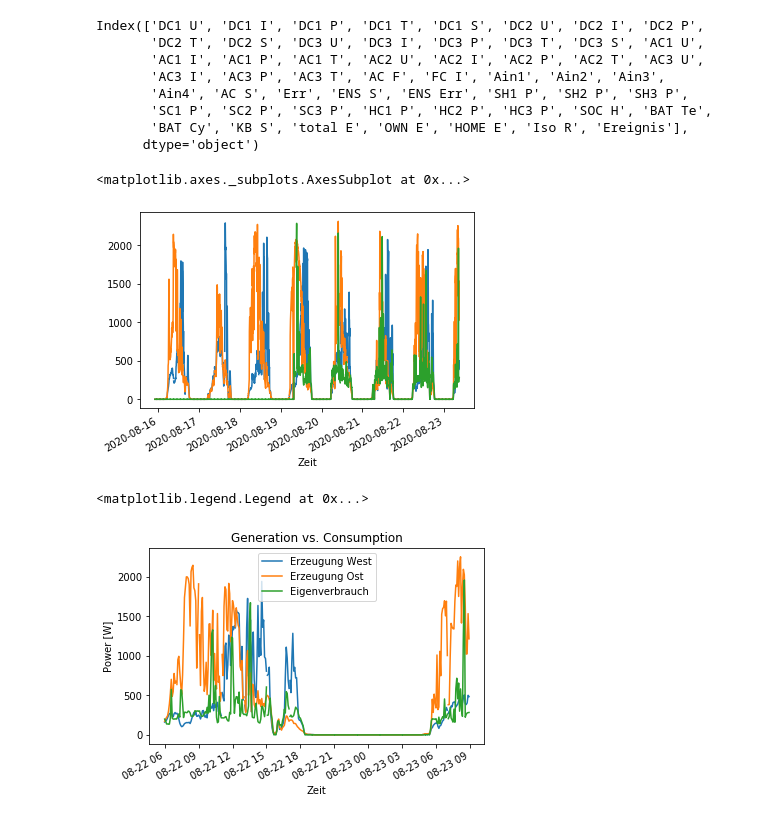
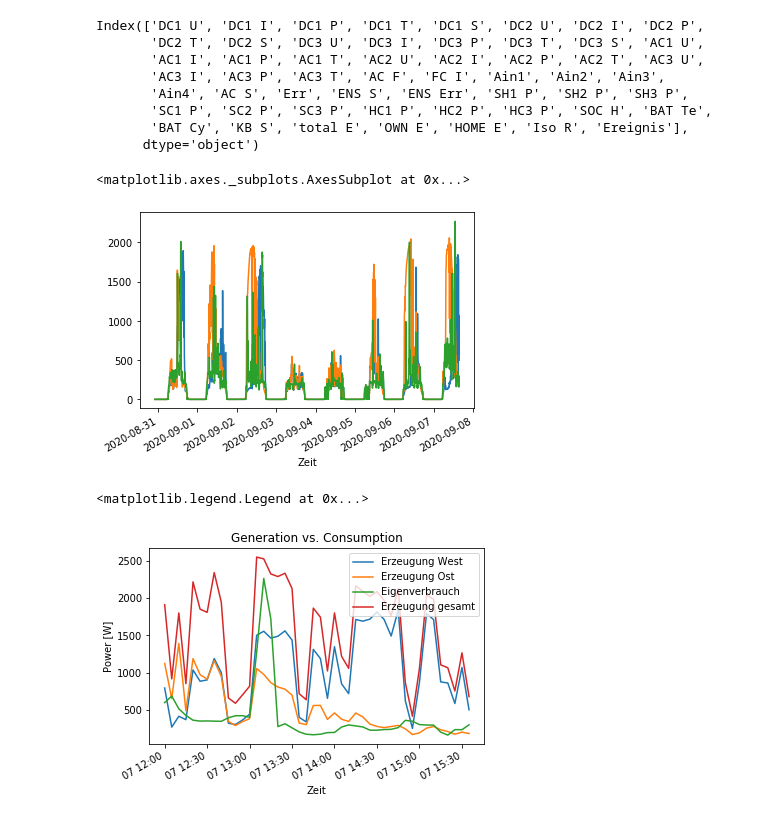
Before and after one commit to tinoetzold/KostalDataAnalysis, a Jupyter notebook: analyze_data.ipynb, the cells around one changed output. Saved outputs shown, nothing was run; the diff lists cells and outputs as text; code cells hidden in the pictures.

```diff
--- a/analyze_data.ipynb
+++ b/analyze_data.ipynb
@@ -7,6 +7,8 @@ data_file = os.path.join(os.getcwd(), "data", "log.csv")
 
 mydf = pd.read_csv(data_file, skiprows=6, delimiter="\t", index_col="Zeit")
 mydf.index = pd.to_datetime(mydf.index, unit='s')
+#mydf = mydf.dropna(axis = 0)
+mydf = mydf[mydf["DC1 U"].notna()]
 #mydf.index = mydf.index.tz_localize ('Europe/Berlin')
 
 #tz='Europe/Berlin'
@@ -46,21 +48,24 @@ Index(['DC1 U', 'DC1 I', 'DC1 P', 'DC1 T', 'DC1 S', 'DC2 U', 'DC2 I', 'DC2 P',
        'BAT Cy', 'KB S', 'total E', 'OWN E', 'HOME E', 'Iso R', 'Ereignis'],
       dtype='object')
 <matplotlib.axes._subplots.AxesSubplot at 0x...>
-[figure, old version]
+[figure, new version]
 # %%
-start_date = datetime(2020, 8, 22, 6)
-end_date = datetime(2020, 8, 23, 21)
+start_date = datetime(2020, 9, 7, 12)
+end_date = datetime(2020, 9, 7, 17)
+
 
 my_range = mydf.loc[start_date:end_date]
+overall_production = my_range["DC1 P"] + my_range["DC2 P"]
 plt.figure()
 my_range["DC1 P"].plot(label='Erzeugung West')
 my_range["DC2 P"].plot(label='Erzeugung Ost')
 my_range["HC2 P"].plot(label='Eigenverbrauch')
+overall_production.plot(label="Erzeugung gesamt")
 #my_range.pv_generation.plot(label='Erzeugung gesamt')
 #my_range.power_consumption.plot(label='Verbrauch')
 plt.ylabel('Power [W]')
 plt.title('Generation vs. Consumption')
 plt.legend()
 # %% [output]
 <matplotlib.legend.Legend at 0x...>
-[figure, old version]
+[figure, new version]
```
Also changed, not shown: parts of 1 cell of this notebook.
